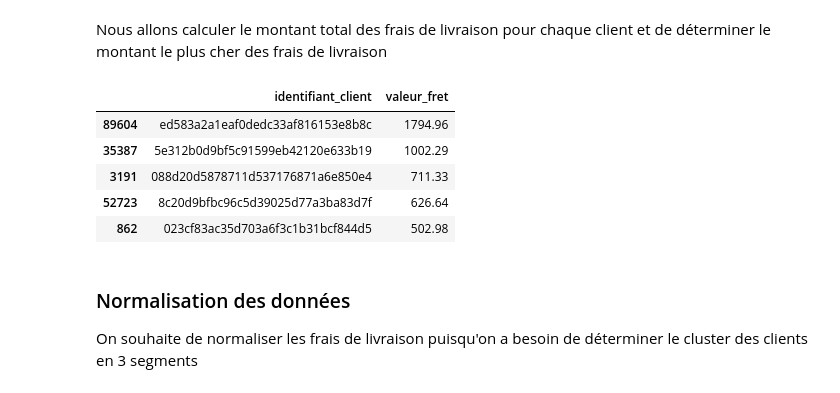
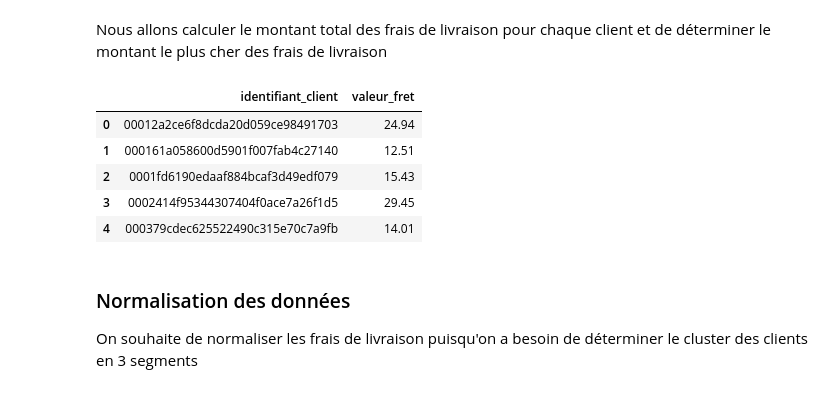
Before and after one commit to Jeremi971/analyse_e_commerce_md5, a Jupyter notebook: analyse.ipynb, the cells around one changed output. Cells and saved outputs as stored; diff of their text form; code cells hidden in the pictures.

```diff
--- a/analyse.ipynb
+++ b/analyse.ipynb
@@ -190,26 +264,26 @@ Nous allons calculer le montant total des frais de livraison pour chaque client
 # %%
 # Calcul du montant total des frais de transport pour chaque client
 total_freight_per_customer = merged_data.groupby('identifiant_client')['valeur_fret'].sum()
 
 # Créer un DataFrame pour les identifiants des clients et les frais de livraison
 df_sorted_customers = pd.DataFrame({'identifiant_client': total_freight_per_customer.index,
                                     'valeur_fret': total_freight_per_customer.values})
 
 #Filtrer les frais en prenant une plage de 100 à 250
 #df_sorted_customers = df_sorted_customers.loc[(df_sorted_customers["valeur_fret"] > 100) & (df_sorted_customers["valeur_fret"] < 250)]
 
-# Trier les clients par montant total des frais de livraison
-df_sorted_customers = df_sorted_customers.sort_values(by='valeur_fret', ascending=False)
+# # Trier les clients par montant total des frais de livraison
+# df_sorted_customers = df_sorted_customers.sort_values(by='valeur_fret', ascending=False)
 
 # Affichage des premières lignes du nouveau DataFrame
 df_sorted_customers.head()
 # %% [output]
 |  | identifiant_client | valeur_fret |
-| 89604 | ed583a2a1eaf0dedc33af816153e8b8c | 1794.96 |
-| 35387 | 5e312b0d9bf5c91599eb42120e633b19 | 1002.29 |
-| 3191 | 088d20d5878711d537176871a6e850e4 | 711.33 |
-| 52723 | 8c20d9bfbc96c5d39025d77a3ba83d7f | 626.64 |
-| 862 | 023cf83ac35d703a6f3c1b31bcf844d5 | 502.98 |
+| 0 | 00012a2ce6f8dcda20d059ce98491703 | 24.94 |
+| 1 | 000161a058600d5901f007fab4c27140 | 12.51 |
+| 2 | 0001fd6190edaaf884bcaf3d49edf079 | 15.43 |
+| 3 | 0002414f95344307404f0ace7a26f1d5 | 29.45 |
+| 4 | 000379cdec625522490c315e70c7a9fb | 14.01 |
 # %% [markdown]
 ### Normalisation des données
 
```
Also changed, not shown: parts of 14 cells of this notebook, 5 other files.
